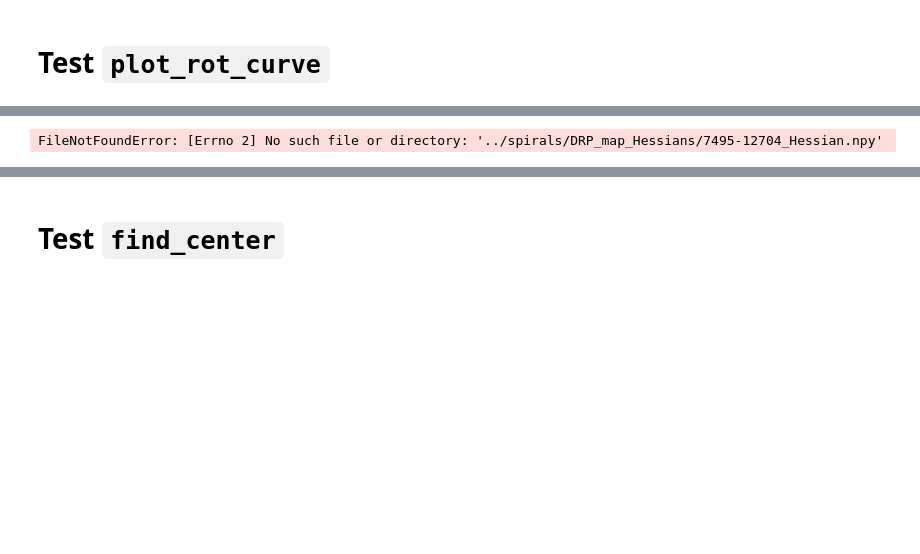
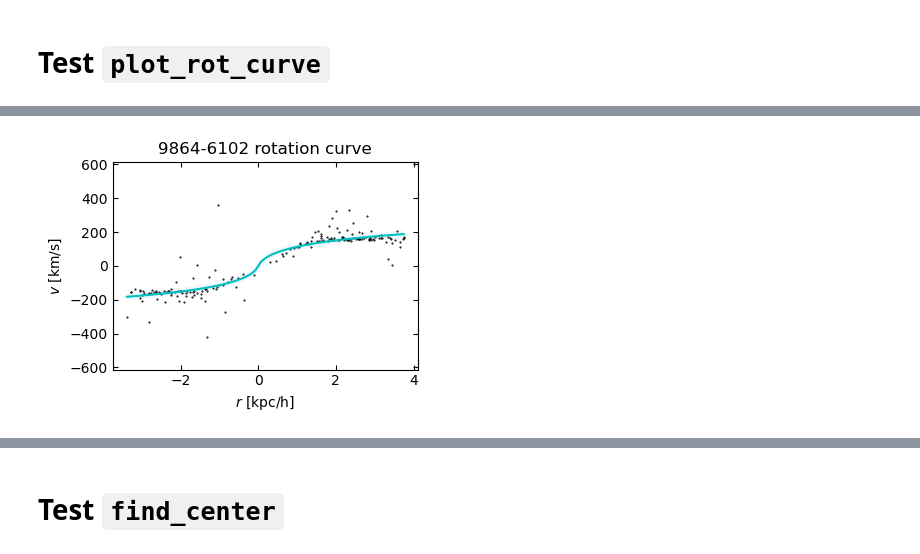
Before and after one commit to kadglass/RotationCurves, a Jupyter notebook: notebooks/model_vel_map_test.ipynb, the cells around one changed output, grey strips where cells are left out. Drawn from its saved outputs; the diff is of its cells as text; code cells hidden in the pictures; blank space fills up the shorter version.

```diff
--- a/notebooks/model_vel_map_test.ipynb
+++ b/notebooks/model_vel_map_test.ipynb
@@ -403,7 +437,7 @@ plt.tight_layout();
 # %% [markdown]
 # Test `plot_rot_curve`
 # %%
-fig = plt.figure(figsize=(4,3))
+fig = plt.figure(figsize=(4,3), tight_layout=True)
 
 fig.patch.set_alpha(0)
 
@@ -418,9 +452,7 @@ plot_rot_curve(m5Ha_vel,
                gal_ID,
                'BB',
                ax=ax,
-               HESSIAN_DIR='../spirals/')
-
-plt.tight_layout()
+               HESSIAN_DIR='../spirals/');
 
 #plt.savefig('../spirals/Images/DRP/vel_map_rot_curve_BB/7443-12705.png', dpi=120, transparent=True);
 # %% [output]
@@ -429,4 +459,4 @@ plt.tight_layout()
-FileNotFoundError: [Errno 2] No such file or directory: '../spirals/DRP_map_Hessians/7495-12704_Hessian.npy'
+[figure, added]
 # %%
 plot_rot_curve(mHa_vel, mHa_vel_ivar, best_fit_values_degrees, pix_scale_factor, gal_ID, 'tanh')
 # %% [output]
```
Also changed, not shown: parts of 22 cells of this notebook, 6 other files.
